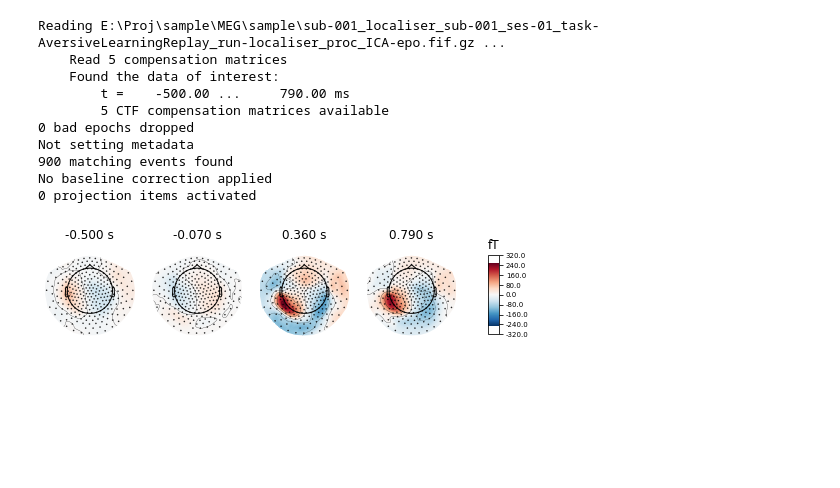
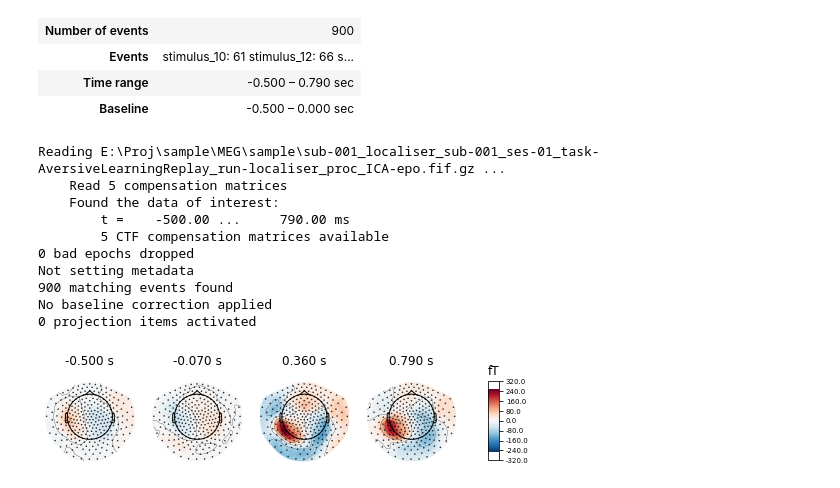
Before and after one commit to ReveRoyl/MT_ML_Decoding, a Jupyter notebook: Analyzer/MNE test.ipynb, the cells around one changed output. Cells and saved outputs as stored; diff of their text form; code cells hidden in the pictures; blank space fills up the shorter version.

```diff
--- a/Analyzer/MNE test.ipynb
+++ b/Analyzer/MNE test.ipynb
@@ -6,11 +31,11 @@ from mne.datasets import sample
 import matplotlib.pyplot as plt
 
 # sample的存放地址
-data_path = sample.data_path()
+# data_path = sample.data_path()
 # 该fif文件存放地址
 #fname = 'E:\Proj\Previous data\ds003682\sub-001\ses-01\meg\sub-001_ses-01_task-AversiveLearningReplay_run-01_meg.fif' #corrupted
 #fname = 'E:\Proj\Previous data\sample\MEG\sample\sample_audvis_raw.fif' # testsample data
-fname = 'E:\Proj\Workspace\sample\MEG\sample\sub-001_localiser_sub-001_ses-01_task-AversiveLearningReplay_run-localiser_proc_ICA-epo.fif.gz'
+fname = '/content/drive/MyDrive/MT_ML_Decoding/Aversive_state_reactivation/notebooks/templates/data/derivatives/preprocessing/sub-001/localiser/sub-001_ses-01_task-AversiveLearningReplay_run-localiser_proc_ICA-epo.fif.gz'
 
 epochs = mne.read_epochs(fname)
 #raw = mne.io.read_raw(fname)
@@ -67,5 +98,12 @@ Opening epochs-browser...
 [figure]
 [figure]
+# %%
+epochs
+# %% [output]
+| Number of events | 900 |
+| Events | stimulus_10: 61 stimulus_12: 66 s... |
+| Time range | -0.500 – 0.790 sec |
+| Baseline | -0.500 – 0.000 sec |
 # %%
 epochs = mne.read_epochs(fname)
 
```
Also changed, not shown: parts of 3 cells of this notebook, 8 other files.
